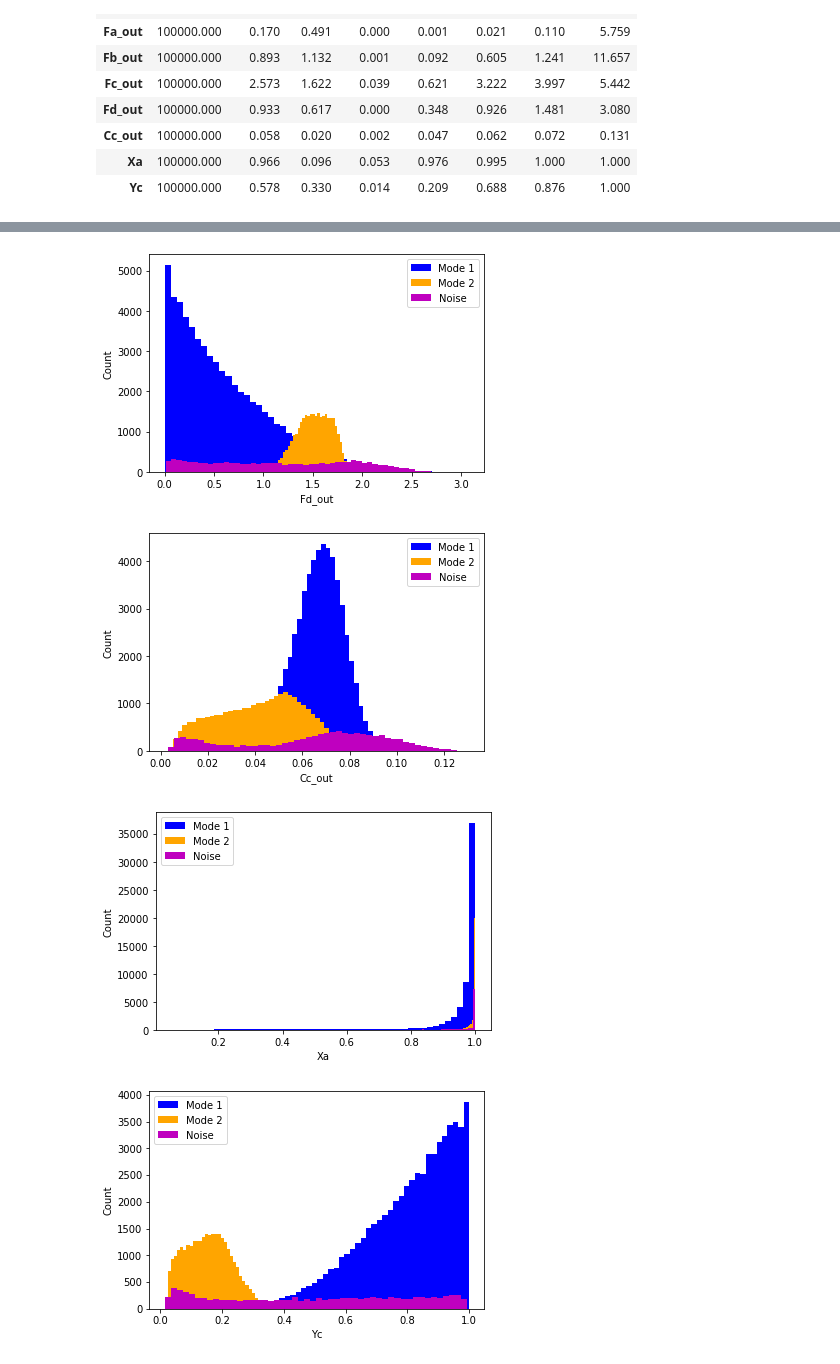
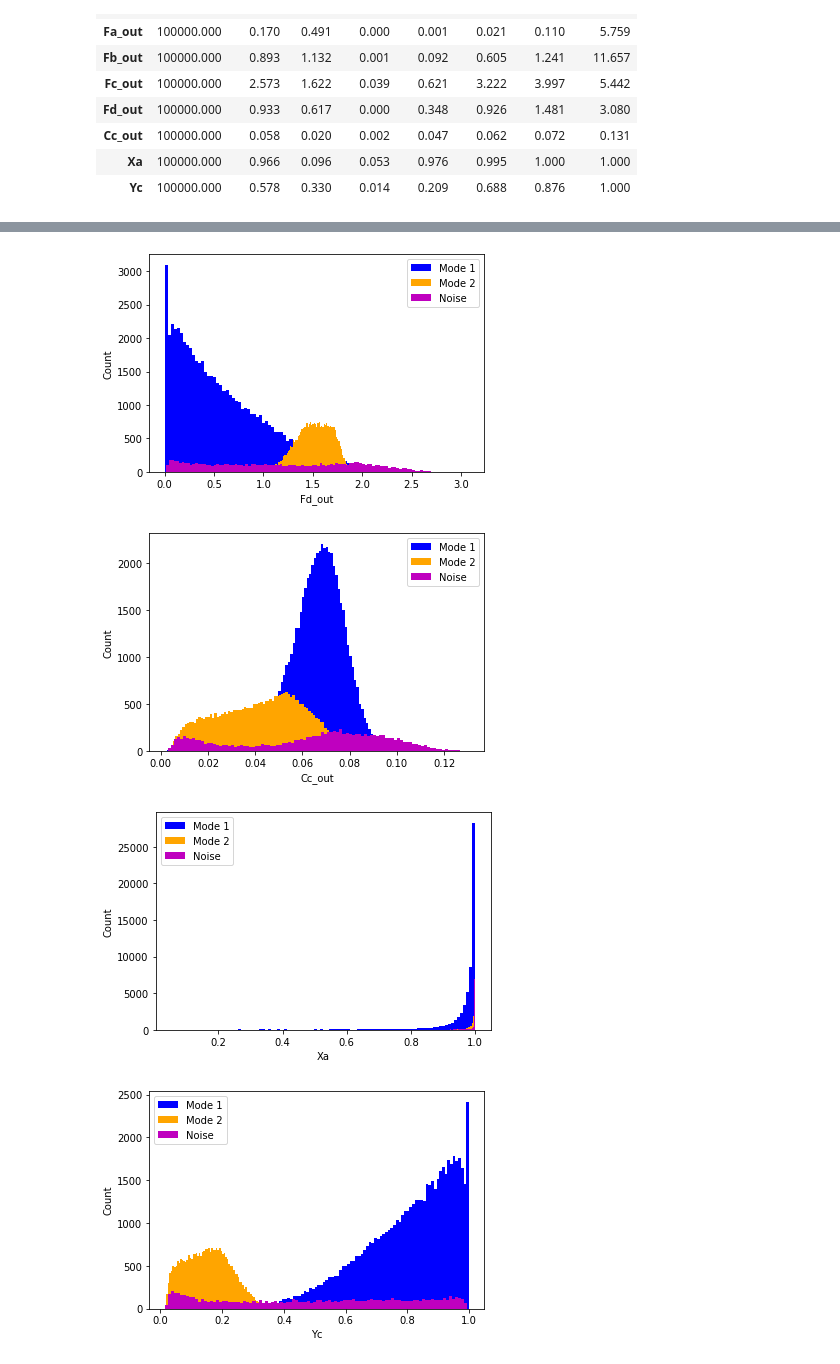
Before and after one commit to rgkalden/chem_reactor_ml, a Jupyter notebook: data_visualization/data_visualization.ipynb, the cells around one changed output, grey strips where cells are left out. Cells and saved outputs as stored; diff of their text form; code cells hidden in the pictures.

Commit message:
Update data_visualization notebook

```diff
--- a/data_visualization/data_visualization.ipynb
+++ b/data_visualization/data_visualization.ipynb
@@ -9,5 +20,5 @@ import seaborn as sns
 # %%
-df = pd.read_csv(r'C:\Users\rgkal\Documents\chem_reactor_ml\data_generation\reactor_performance_data.csv')
+df = pd.read_csv('data_generation/reactor_performance_data.csv')
 # %%
 df.head()
 # %% [output]
@@ -45,9 +76,9 @@ df_3 = df[df['Mode'] == 3.0]
 input_value_cols = ['Fao', 'Fbo', 'P', 'To', 'Cto', 'm', 'Ta']
 for i, col in enumerate(df[input_value_cols]):
     plt.figure(i)
-    plt.hist(df_1[col], bins=50, color='b', label='Mode 1')
-    plt.hist(df_2[col], bins=50, color='orange', label='Mode 2')
-    plt.hist(df_3[col], bins=50, color='m', label='Noise')
+    plt.hist(df_1[col], bins=100, color='b', label='Mode 1')
+    plt.hist(df_2[col], bins=100, color='orange', label='Mode 2')
+    plt.hist(df_3[col], bins=100, color='m', label='Noise')
     plt.ylabel('Count')
     plt.xlabel(col)
     plt.legend()
@@ -63,9 +94,9 @@ for i, col in enumerate(df[input_value_cols]):
 output_value_cols = ['T_max', 'Fa_out', 'Fb_out', 'Fc_out', 'Fd_out', 'Cc_out', 'Xa', 'Yc']
 for i, col in enumerate(df[output_value_cols]):
     plt.figure(i)
-    plt.hist(df_1[col], bins=50, color='b', label='Mode 1')
-    plt.hist(df_2[col], bins=50, color='orange', label='Mode 2')
-    plt.hist(df_3[col], bins=50, color='m', label='Noise')
+    plt.hist(df_1[col], bins=100, color='b', label='Mode 1')
+    plt.hist(df_2[col], bins=100, color='orange', label='Mode 2')
+    plt.hist(df_3[col], bins=100, color='m', label='Noise')
     plt.ylabel('Count')
     plt.xlabel(col)
     plt.legend()
@@ -77,4 +108,4 @@ for i, col in enumerate(df[output_value_cols]):
-[figure, old version]
+[figure, new version]
-[figure, old version]
+[figure, new version]
-[figure, old version]
+[figure, new version]
-[figure, old version]
+[figure, new version]
```
Also changed, not shown: parts of 4 cells of this notebook.
